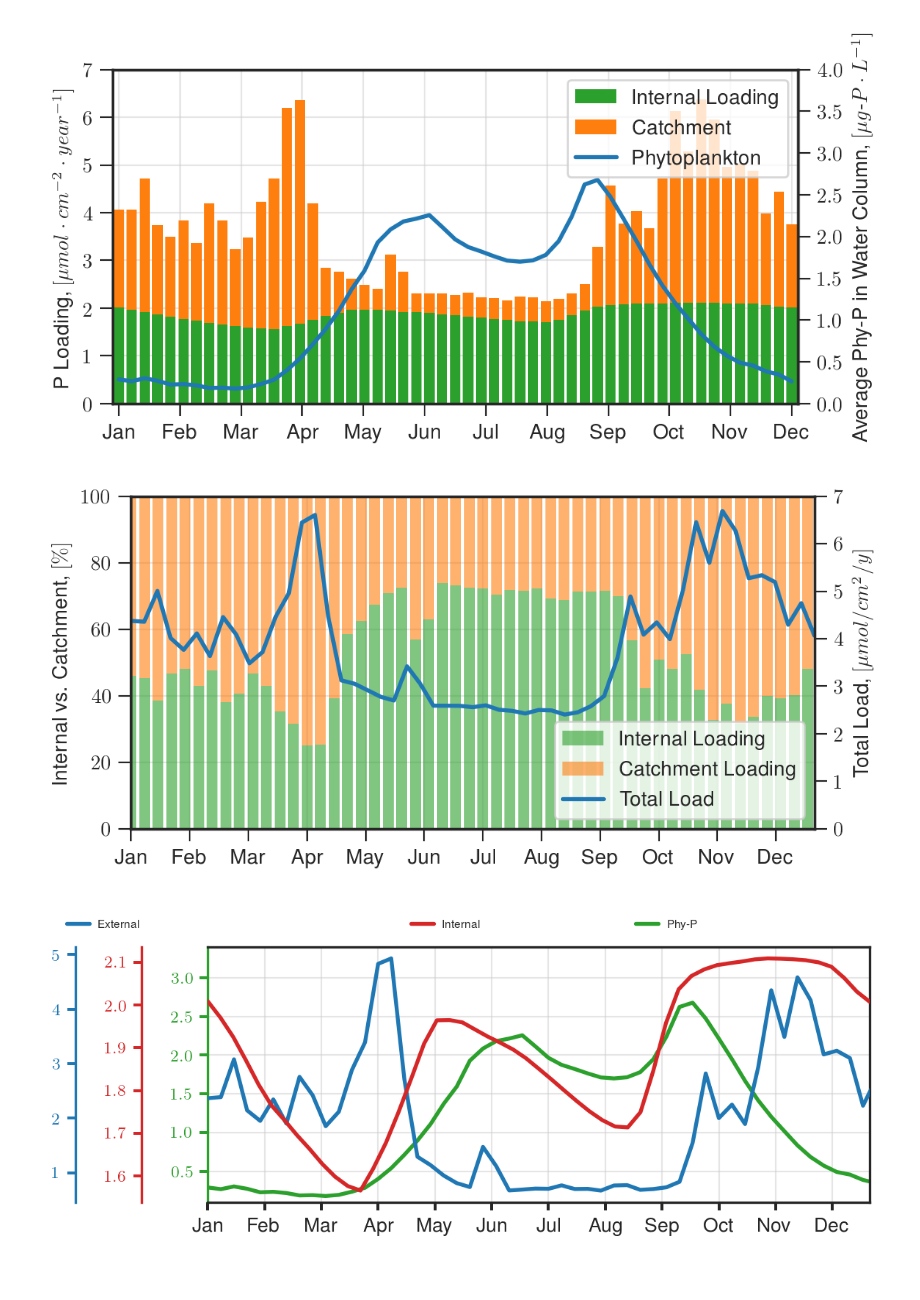
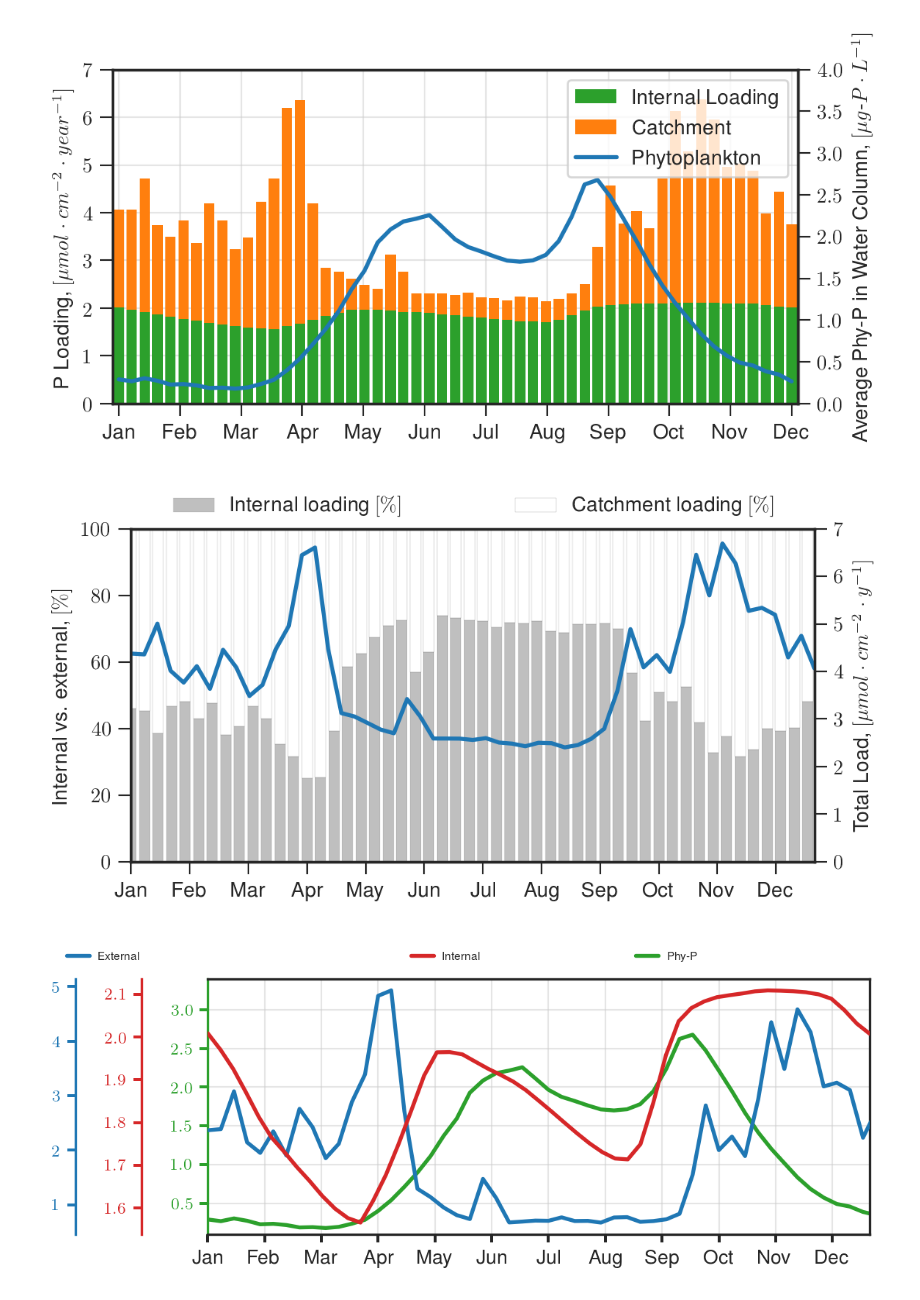
Before and after one commit to biogeochemistry/MyLake_v2_Vansjo, a Jupyter notebook: Postproc_code/P loads scenarios 17m sediments.ipynb, the cells around one changed output. Saved outputs shown, nothing was run; the diff lists cells and outputs as text; code cells hidden in the pictures.

```diff
--- a/Postproc_code/P loads scenarios 17m sediments.ipynb
+++ b/Postproc_code/P loads scenarios 17m sediments.ipynb
@@ -1382,26 +2056,30 @@ plt.xticks(np.linspace(1,53,12),[m[:3] for m in ['January', 'February', 'March',
 # %%
 # mean_loading.plot()
 fig = plt.figure(figsize=(6,3), dpi=190)
 inflow = mean_loading['TP inflow'].values*365*10**2/31000
 internal = mean_loading['P fx'].values*365*10**2/31000
-p1 = plt.bar(mean_loading.index.values, 100*inflow/(internal+inflow), label='From Catchment',bottom=100*internal/(internal+inflow), color=sns.color_palette()[1],align='center', alpha=0.6)
-p0 = plt.bar(mean_loading.index.values, 100*internal/(internal+inflow), label='Internal Loading', color=sns.color_palette()[2], align='center',alpha=0.6)
+p1 = plt.bar(mean_loading.index.values, 100*inflow/(internal+inflow), label='Catchment loading $[\%]$',bottom=100*internal/(internal+inflow), color='w',align='center', alpha=1,edgecolor='k',lw=0.05)
+p0 = plt.bar(mean_loading.index.values, 100*internal/(internal+inflow), label='Internal loading $[\%]$', color='gray', align='center',alpha=0.5, edgecolor='k',lw=0.05)
 # plt.ylim(0,None)
 plt.xlim(0.5,53.5)
 plt.ylim(0,100)
-plt.ylabel('Internal vs. Catchment, $[\%]$')
-plt.grid(alpha=0.5)
+plt.ylabel('Internal vs. external, $[\%]$')
+# plt.grid(alpha=0.5)
 ax2 = plt.gca().twinx()
-a2, = ax2.plot(mean_loading.index.values, internal+inflow, label='Total Load', lw=2)
+a2, = ax2.plot(mean_loading.index.values, internal+inflow, label='Total Load', lw=2,)
 ax2.set_ylim(0,7)
-ax2.set_ylabel('Total Load, $[\mu mol / cm^{2} / y]$')
-plt.legend([p0,p1,a2], ['Internal Loading', 'Catchment Loading', 'Total Load'], frameon=1, loc=4)
+ax2.set_ylabel('Total Load, $[\mu mol \cdot cm^{-2} \cdot y^{-1}]$')
+# plt.legend([p0,p1,a2], ['Internal Loading', 'Catchment Loading', 'Total Load'], frameon=1, loc=4)
 plt.xlim(1,51.5)
 plt.xticks(np.linspace(1,53,13),[m[:3] for m in ['January', 'February', 'March', 'April', 'May', 'June', 'July', 'August', 'September', 'October', 'November', 'December', 'January']])
 
-# savefig('cc/P/loading_bars_percent')
+l1 = ax2.legend([p0], [p0.get_label()], loc=(0.05,1.01), frameon=0, )
+ax = plt.gca().add_artist(l1)
+ax2.legend([p1], [p1.get_label()], loc=(0.55,1.01), frameon=0, )
+
+# savefig('cc/P/loading_bars_percent_gray')
 # %% [output]
-[figure, old version]
+[figure, new version]
 # %%
 import matplotlib.pyplot as plt
 
```
Also changed, not shown: parts of 9 cells of this notebook, 11 other files.
